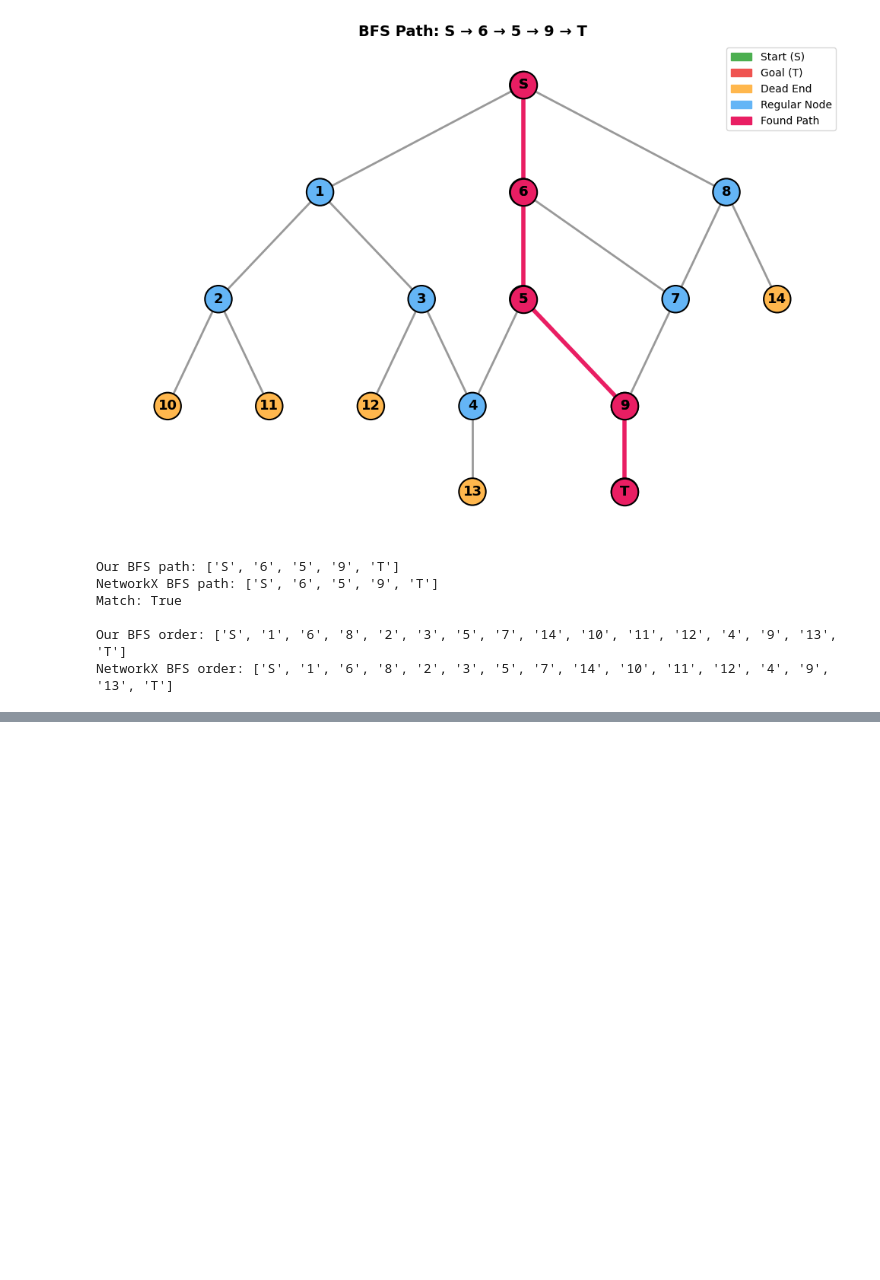
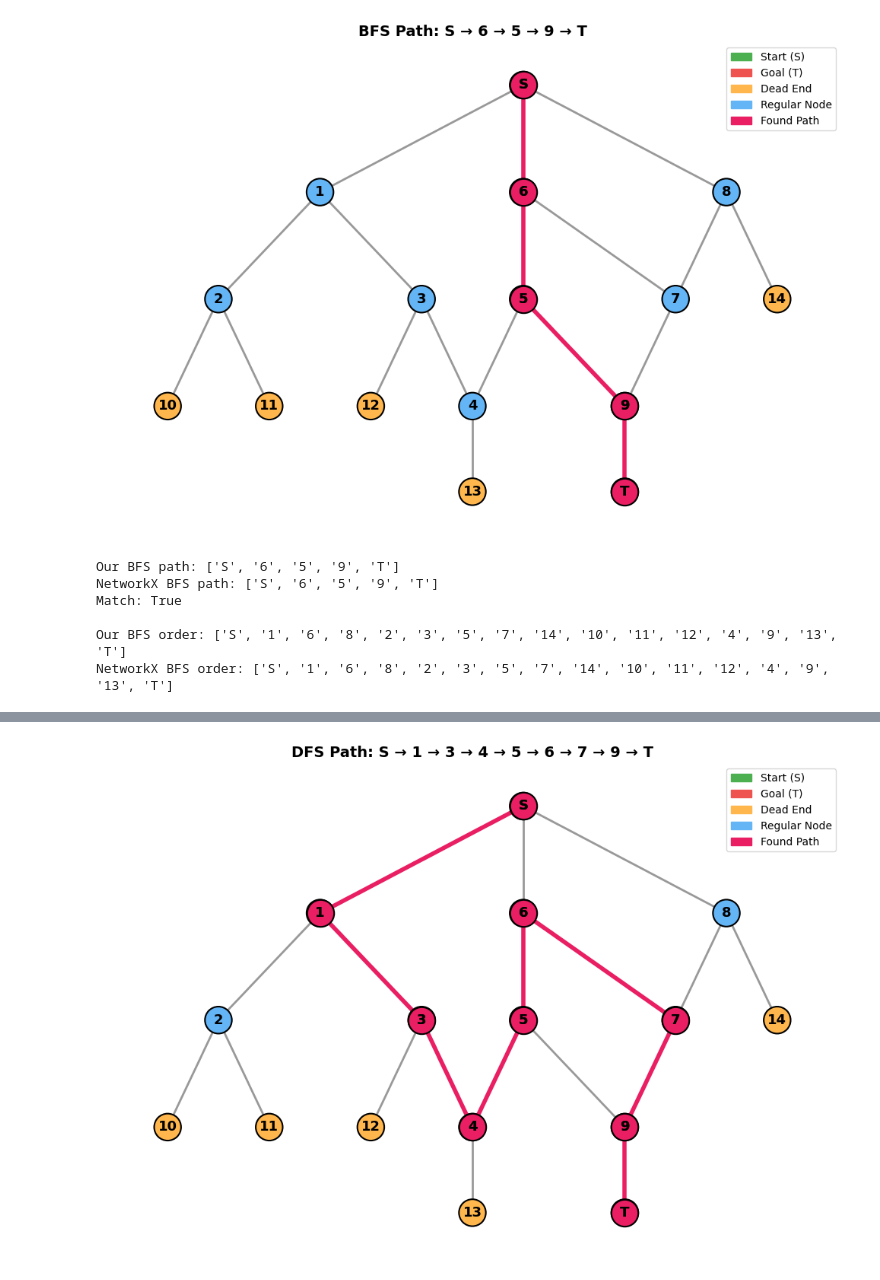
Before and after one commit to Nathan-Dean371/Artificial-Intelligence, a Jupyter notebook: Lab7.ipynb, the cells around one changed output, grey strips where cells are left out. Cells and saved outputs as stored; diff of their text form; code cells hidden in the pictures; blank space fills up the shorter version.

```diff
--- a/Lab7.ipynb
+++ b/Lab7.ipynb
@@ -311,0 +339,15 @@ def dfs_stack(graph, start, goal):
+# %%
+fs_s_order, dfs_s_path = dfs_stack(maze, 'S', 'T')
+# TODO: run the recursive DFS and get the traversal order and path found
+dfs_s_order, dfs_s_path = dfs_stack(maze, 'S', 'T')
+dfs_r_order, dfs_r_path = dfs_recursive(maze, 'S', 'T')
+
+
+print("Stack-based DFS:")
+print(f" Traversal order: {dfs_s_order}")
+print(f" Path found: {' -> '.join(dfs_s_path)}")
+print(f" Path length: {len(dfs_s_path) - 1} edges")
+print(f"\nRecursive DFS:")
+print(f" Traversal order: {dfs_r_order}")
+print(f" Path found: {' -> '.join(dfs_r_path)}")
+print(f" Path length: {len(dfs_r_path) - 1} edges")
@@ -311,0 +412,6 @@ def dfs_stack(graph, start, goal):
+# %%
+dfs_edges = list(zip(dfs_s_path[:-1], dfs_s_path[1:]))
+draw_maze(maze, maze_pos, title=f'DFS Path: {" → ".join(dfs_s_path)}',
+highlight_edges=dfs_edges, highlight_nodes=dfs_s_path)
+# %% [output]
+[figure, added]
```
Also changed, not shown: parts of 9 cells of this notebook.
